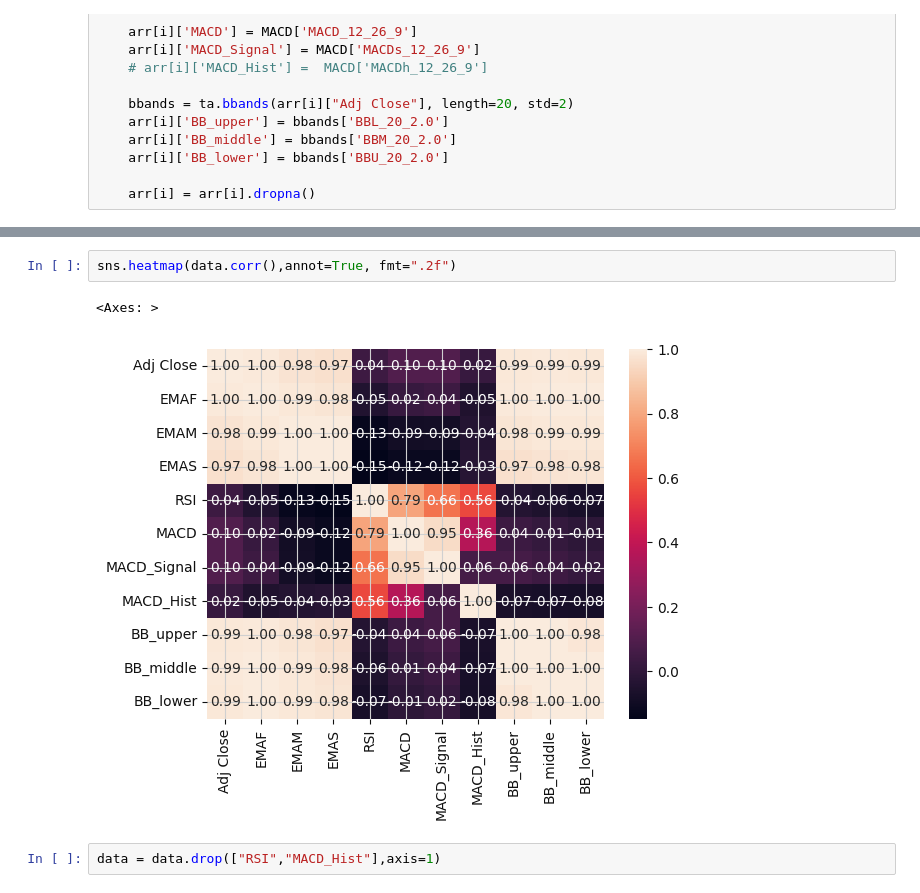
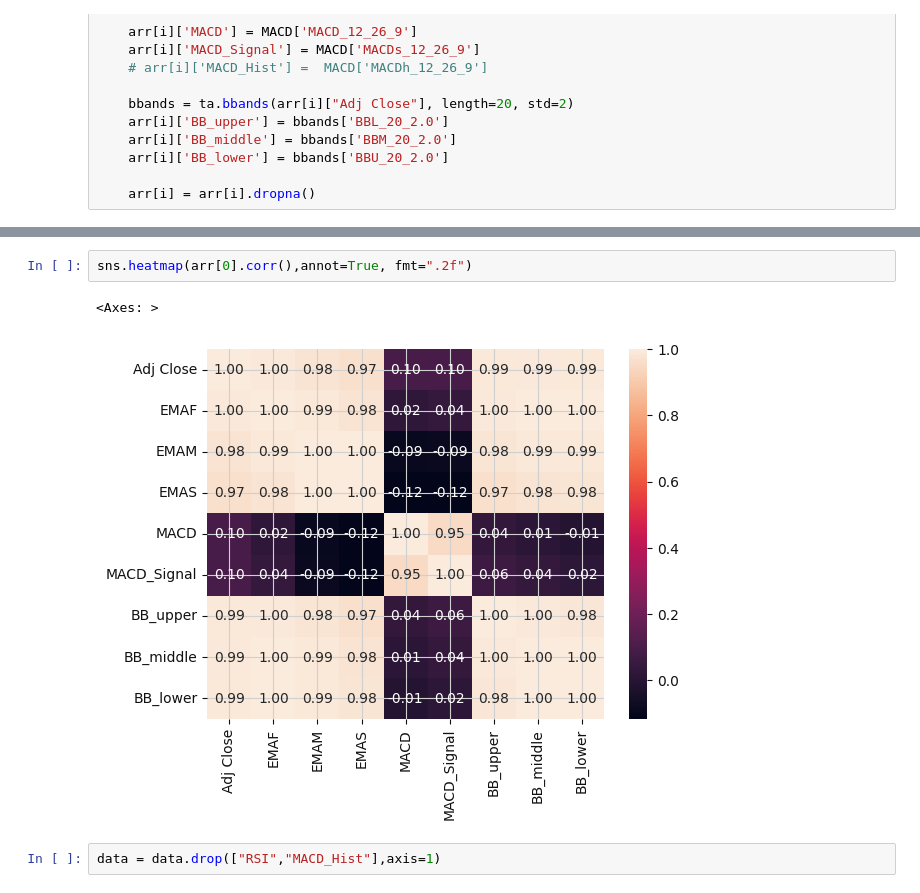
Before and after one commit to Ox03bb/Stock_Prices_Prediction, a Jupyter notebook: Stock_Prices_Prediction.ipynb, the cells around one changed output, grey strips where cells are left out. Saved outputs shown, nothing was run; the diff lists cells and outputs as text.

```diff
--- a/Stock_Prices_Prediction.ipynb
+++ b/Stock_Prices_Prediction.ipynb
@@ -231,8 +228,8 @@ arr[0]
 # %%
-sns.heatmap(data.corr(),annot=True, fmt=".2f")
+sns.heatmap(arr[0].corr(),annot=True, fmt=".2f")
 # %% [output]
 <Axes: >
-[figure, old version]
+[figure, new version]
 # %%
 data = data.drop(["RSI","MACD_Hist"],axis=1)
 # %%
```
Also changed, not shown: parts of 23 cells of this notebook.
